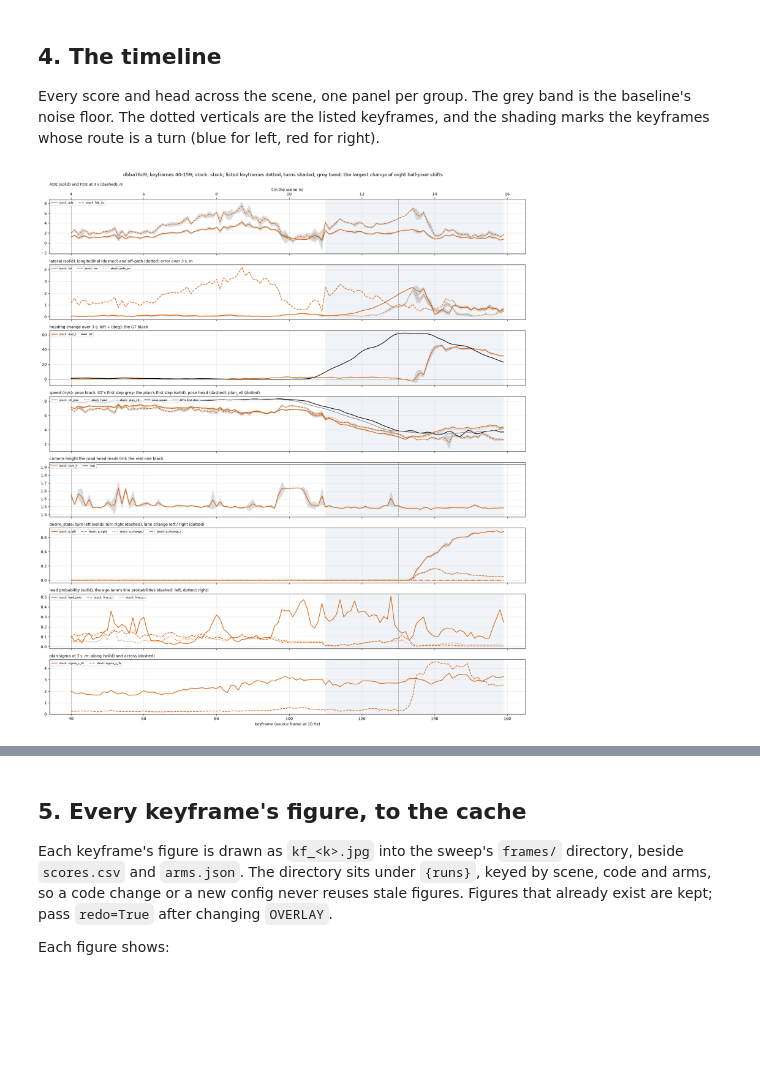
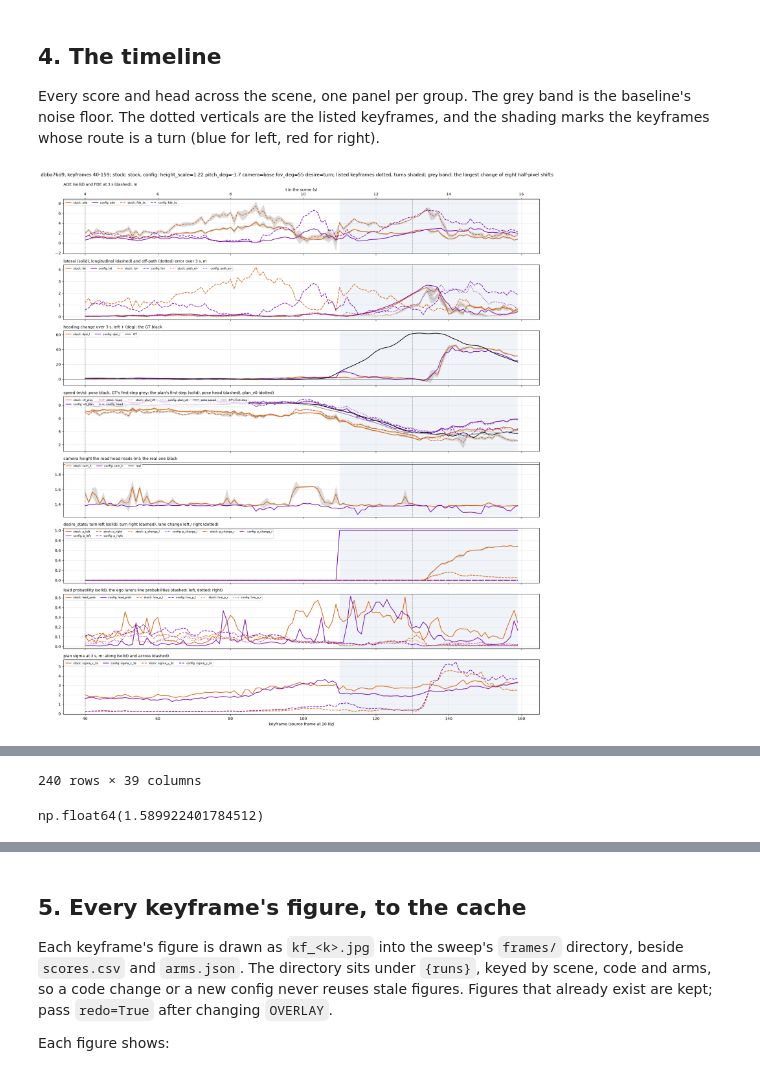
Before and after one commit to FastCodeAI/Paddock, a Jupyter notebook: tools/models/openpilot/analysis/openpilot_drv_supcombo_kitscenes_scene_sweep.ipynb, the cells around one changed output, grey strips where cells are left out. Saved outputs shown, nothing was run; the diff lists cells and outputs as text; code cells hidden in the pictures; blank space fills up the shorter version.

Commit message:
Add notebooks to help analyze the openpilot model behavior

```diff
--- a/tools/models/openpilot/analysis/openpilot_drv_supcombo_kitscenes_scene_sweep.ipynb
+++ b/tools/models/openpilot/analysis/openpilot_drv_supcombo_kitscenes_scene_sweep.ipynb
@@ -56,6 +56,42 @@ HEIGHT = "context"
 OVERRIDES = {}
 RECOMPUTE = False
 CONFIG = None  # e.g. dict(pitch_deg=-1.7, desire="turn"); None runs stock alone
+CONFIG = dict(
+    # geometry
+    height_scale=1.22,  # s: the road as from a camera at h / s
+    zoom=1.0,  # k: magnified k x
+    hstretch=1.0,  # g: stretched g x sideways
+    yaw_deg=0.0,  # the view turned left (deg)
+    turn_yaw_deg=0.0,  # the view turned toward the route's side (deg); negative is away
+    pitch_deg=-1.7,  # the view tilted up (deg)
+    roll_deg=0.0,  # the view rolled, its right side down (deg)
+    ahead_m=0.0,  # the camera moved forward (m)
+    left_m=0.0,  # and left (m)
+    dx_px=0.0,  # the sampling grid moved right (model pixels)
+    dy_px=0.0,  # 30.0,  # and down
+    views="both",  # where the geometry applies: "both", "img" or "big_img"
+    # sampling
+    supersample=1,  # n: n x n camera samples per model pixel
+    ss_views="big_img",  # where supersampling applies
+    sharpen=0.0,  # alpha; -1 is a 3 x 3 blur
+    # tone, on both views
+    gamma=1.0,  # on luma; under 1 is brighter
+    contrast=1.0,  # about mid-grey
+    brightness=0.0,  # luma steps
+    saturation=1.0,  # 0 is grey
+    # ablation
+    blank="",  # "img" or "big_img": that view shown as flat grey
+    # the source
+    camera="base",  # "ring" (stock) or "base"
+    fov_deg=55.0,  # cut the frame to this many degrees across; T.EON_FOV is comma's 65.2; 0 is as recorded
+    fov_aspect=T.EON_W / T.EON_H,  # the cut's width over height
+    fov_width=T.EON_W,  # resample the cut to this many px across; 0 crops whole pixels
+    fov_filter="area",  # "area", "bilinear", "lanczos" or "nearest"
+    fov_told_deg=0.0,  # tell the model the cut is this wide (deg); 0 tells it the truth
+    # the intent
+    desire="turn",  # "off", "turn" or "lane_change"
+    desire_lead_s=0.0,  # the desire starts this long before the keyframe (s), 0 to 4.8
+)
 AGAINST = None
 OVERLAY = ("img", "big_img", "camera")
 WIDGETS = False
@@ -161,6 +198,7 @@ lab.reproduce()
 
 Every score and head across the scene, one panel per group. The grey band is the baseline's noise floor. The dotted verticals are the listed keyframes, and the shading marks the keyframes whose route is a turn (blue for left, red for right).
 # %%
-lab.timeline(CONFIG, AGAINST)
+plotted = lab.timeline(CONFIG, AGAINST)  # what the panels drew, one row per keyframe and arm
+plotted
 # %% [output]
-[figure, old version]
+[figure, new version]
@@ -166,0 +218,5 @@ lab.timeline(CONFIG, AGAINST)
+240 rows × 39 columns
+# %%
+plotted["ade"].mean()
+# %% [output]
+np.float64(1.589922401784512)
```
Also changed, not shown: parts of 8 cells of this notebook, 3 other files.
